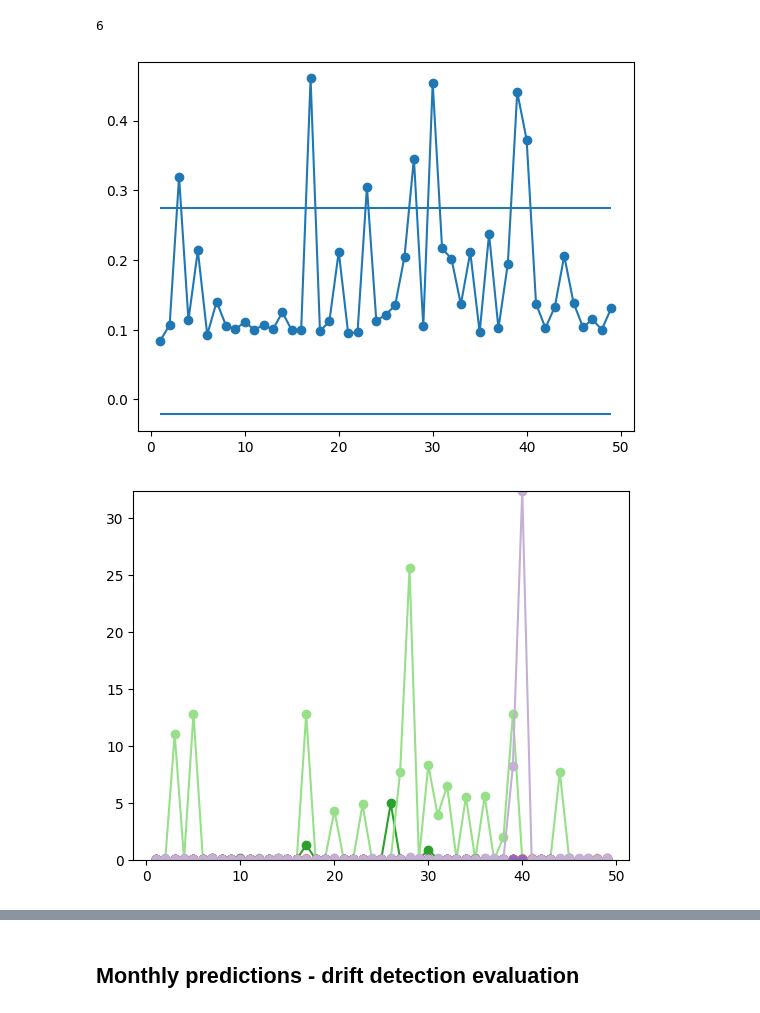
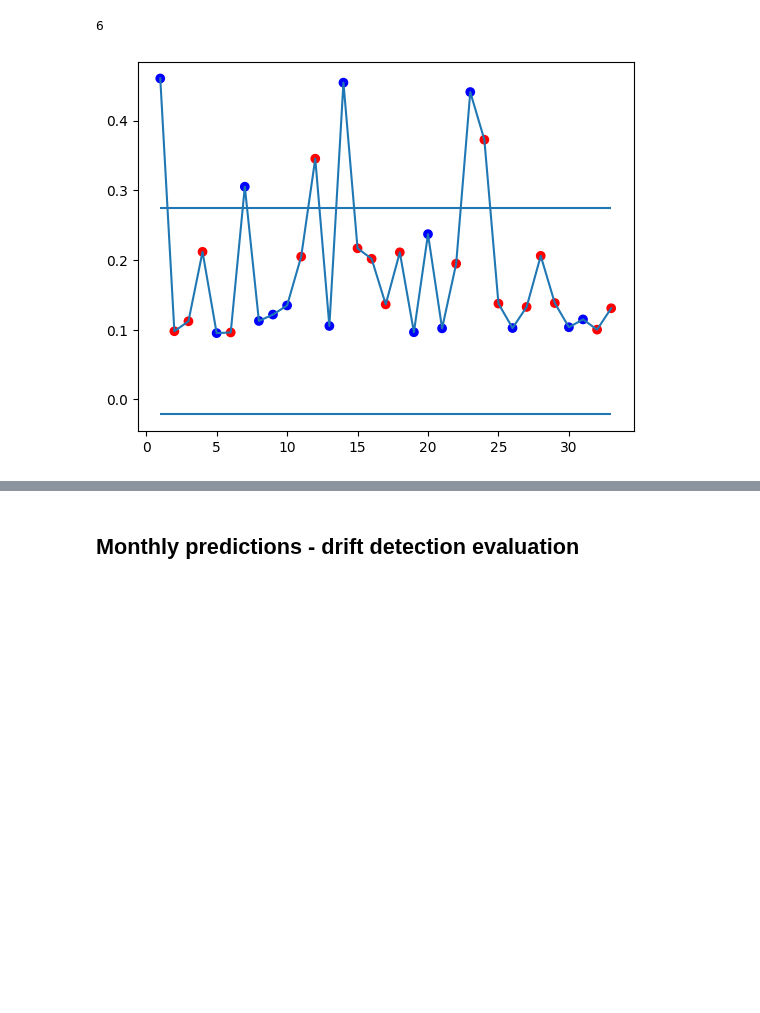
Before and after one commit to Jindrich455/clustering-drift-detection, a Jupyter notebook: mssw/mssw_weather.ipynb, the cells around one changed output, grey strips where cells are left out. Drawn from its saved outputs; the diff is of its cells as text; code cells hidden in the pictures; blank space fills up the shorter version.

```diff
--- a/mssw/mssw_weather.ipynb
+++ b/mssw/mssw_weather.ipynb
@@ -278,32 +278,35 @@ print(np.sum(drifts_detected))
 # %% [output]
 6
 # %%
+true_drift_year_colors = ['red' if drift else 'blue' for drift in true_drift_bool_year]
+
 ymin = np.min(all_av_c)
 ymax = np.max(all_av_c)
-total_num_batches = len(X_ref_batches_year) + len(X_test_batches_year)
+# total_num_batches = len(X_ref_batches_year) + len(X_test_batches_year)
+total_num_batches = len(X_test_batches_year)
 
 # https://matplotlib.org/2.1.1/gallery/showcase/bachelors_degrees_by_gender.html#sphx-glr-gallery-showcase-bachelors-degrees-by-gender-py
 colors = ['#1f77b4', '#aec7e8', '#ff7f0e', '#ffbb78', '#2ca02c',
           '#98df8a', '#d62728', '#ff9896', '#9467bd', '#c5b0d5',
           '#8c564b', '#c49c94', '#e377c2', '#f7b6d2', '#7f7f7f',
           '#c7c7c7', '#bcbd22', '#dbdb8d', '#17becf', '#9edae5']
 
-plt.plot(range(1, total_num_batches + 1), all_av_sr[0], 'o-')
+plt.scatter(range(1, total_num_batches + 1), all_av_sr[0][len(X_ref_batches_year):], color=true_drift_year_colors)
+plt.plot(range(1, total_num_batches + 1), all_av_sr[0][len(X_ref_batches_year):])
 plt.hlines(UCL_Av_s, 1, total_num_batches)
 plt.hlines(LCL_Av_s, 1, total_num_batches)
 # plt.ylim((ymin, ymax))
 plt.show()
 
-for i in range(n_clusters):
-    plt.plot(range(1, total_num_batches + 1), all_av_c[i],
-             color=colors[i], marker='o')
-plt.ylim((ymin, ymax))
+# for i in range(n_clusters):
+#     plt.plot(range(1, total_num_batches + 1), all_av_c[i],
+#              color=colors[i], marker='o')
+# plt.ylim((ymin, ymax))
+# plt.show()
+#
+# for i in range(n_clusters):
+#     plt.plot(range(1, total_num_batches + 1), all_cluster_num_points[i],
+#              color=colors[i], marker='o')
 plt.show()
-
-for i in range(n_clusters):
-    plt.plot(range(1, total_num_batches + 1), all_cluster_num_points[i],
-             color=colors[i], marker='o')
-plt.show()
 # %% [output]
-[figure, old version]
+[figure, new version]
-[figure, removed]
```
Also changed, not shown: parts of 1 cell of this notebook, 5 other files.
